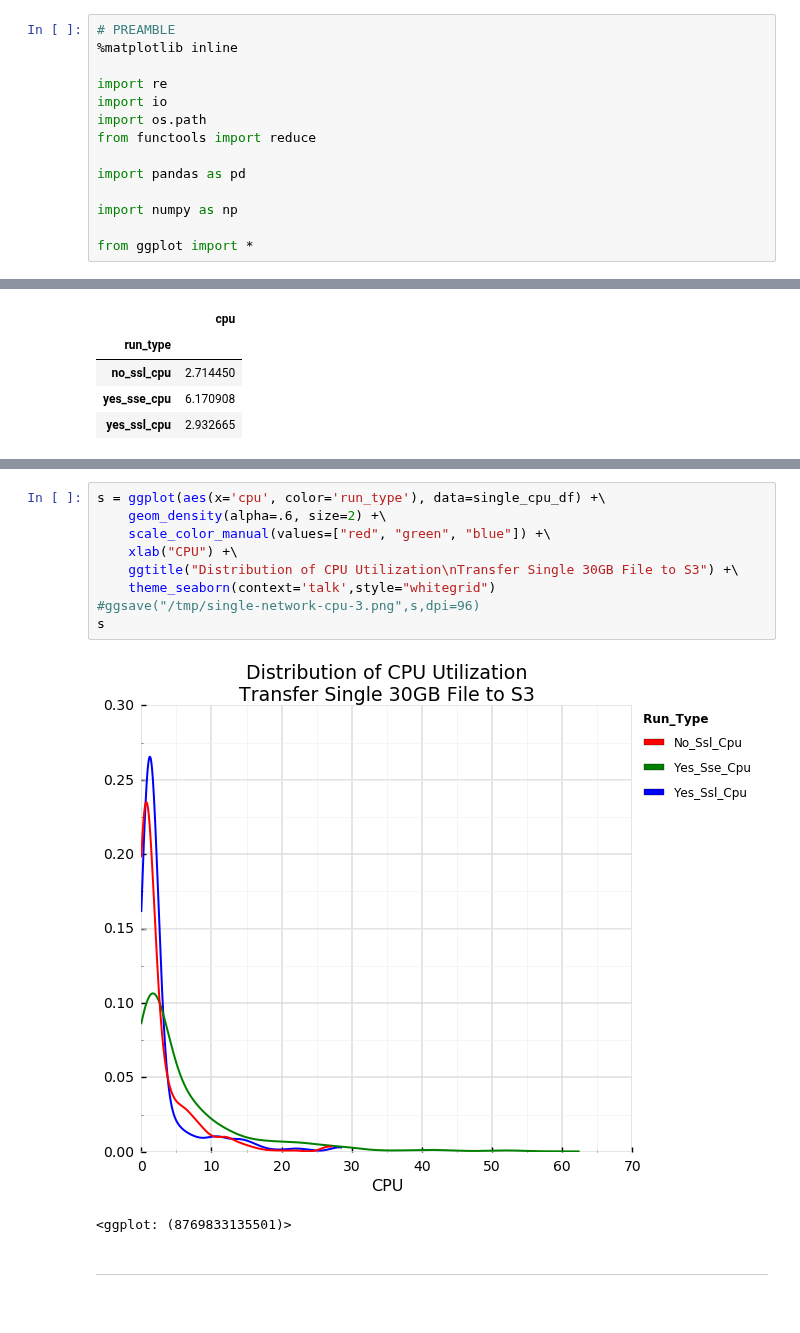
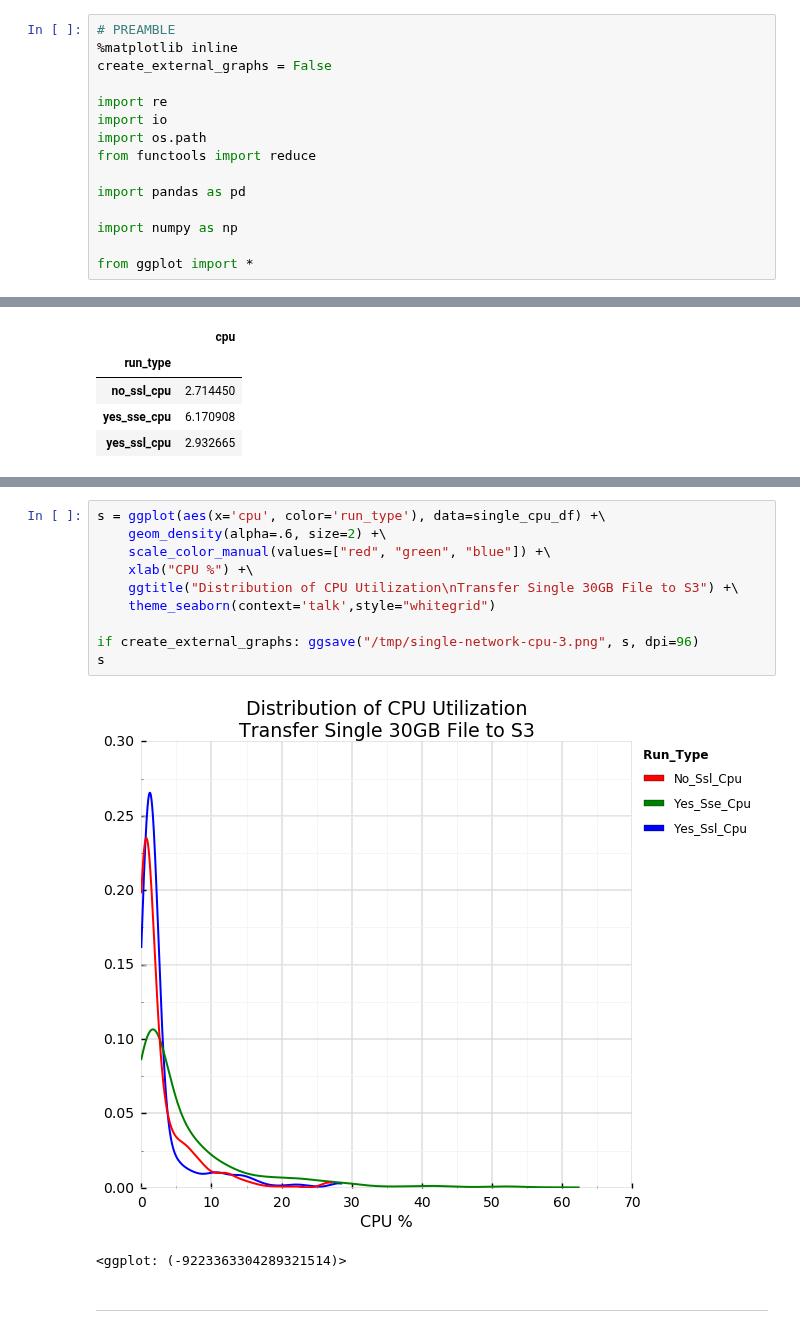
Before and after one commit to philipsoutham/aws-encryption-performance, a Jupyter notebook: To crypto, or not to crypto....ipynb, the cells around one changed output, grey strips where cells are left out. Saved outputs shown, nothing was run; the diff lists cells and outputs as text.

```diff
--- a/To crypto, or not to crypto....ipynb
+++ b/To crypto, or not to crypto....ipynb
@@ -3,6 +3,7 @@ Not measuring or reporting on bandwidth as it was all about the same regardless
 # %%
 # PREAMBLE
 %matplotlib inline
+create_external_graphs = False
 
 import re
 import io
@@ -195,15 +215,16 @@ s
 # %%
 s = ggplot(aes(x='cpu', color='run_type'), data=single_cpu_df) +\
     geom_density(alpha=.6, size=2) +\
     scale_color_manual(values=["red", "green", "blue"]) +\
-    xlab("CPU") +\
+    xlab("CPU %") +\
     ggtitle("Distribution of CPU Utilization\nTransfer Single 30GB File to S3") +\
     theme_seaborn(context='talk',style="whitegrid")
-#ggsave("/tmp/single-network-cpu-3.png",s,dpi=96)
+
+if create_external_graphs: ggsave("/tmp/single-network-cpu-3.png", s, dpi=96)
 s
 # %% [output]
-[figure, old version]
+[figure, new version]
-<ggplot: (8769833135501)>
+<ggplot: (-9223363304289321514)>
 # %% [markdown]
 ---
 # %% [markdown]
```
Also changed, not shown: parts of 8 cells of this notebook, 2 other files.
